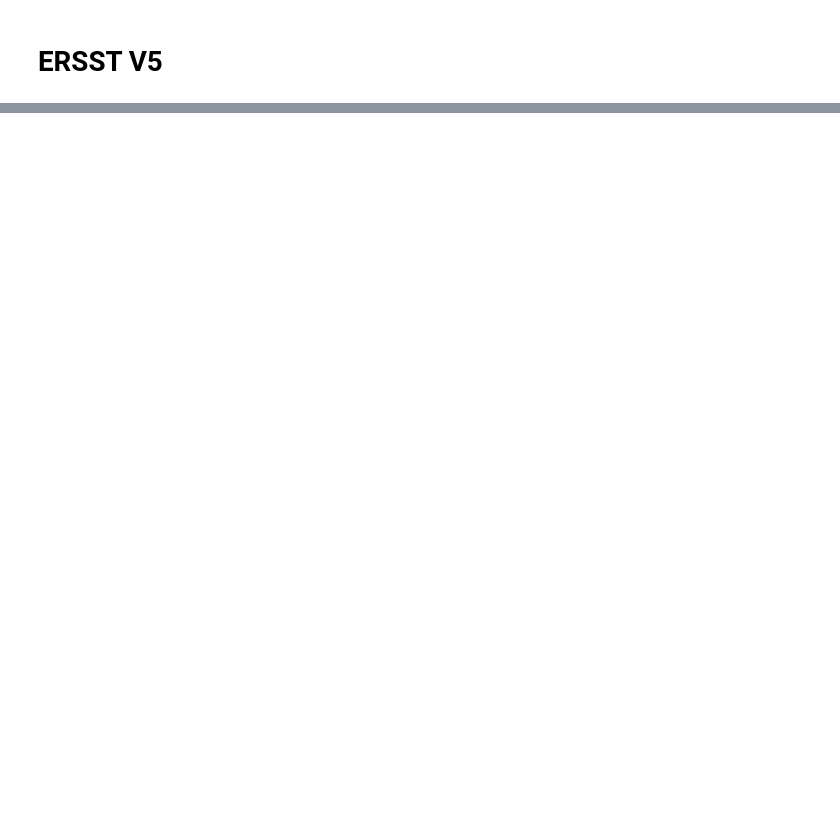
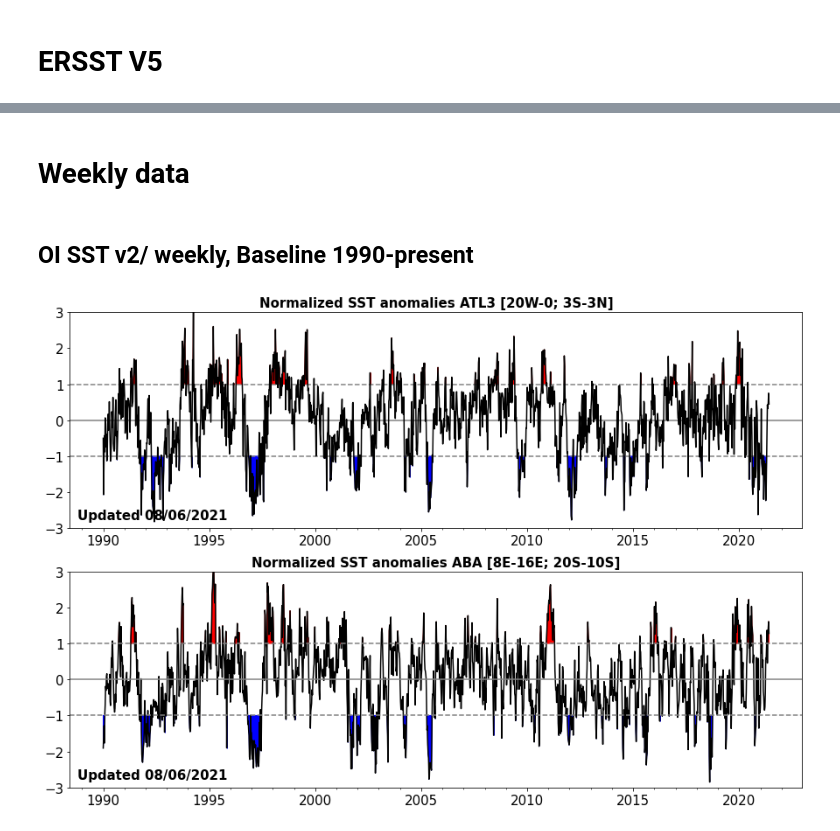
Before and after one commit to aprig/Auto_timeseries_ATL3_ABA, a Jupyter notebook: automatic_time_series_SST.ipynb, the cells around one changed output, grey strips where cells are left out. Drawn from its saved outputs; the diff is of its cells as text; code cells hidden in the pictures; blank space fills up the shorter version.

Commit message:
Add files via upload
Add the weekly plot of OI. SST V2

```diff
--- a/automatic_time_series_SST.ipynb
+++ b/automatic_time_series_SST.ipynb
@@ -224,2 +237,5 @@ def plot_map_anomalies(ssta):
 # %% [markdown]
 # Read SST data
+# %%
+path_oi_wk = 'https://psl.noaa.gov/thredds/dodsC/Datasets/noaa.oisst.v2/sst.wkmean.1990-present.nc'
+ssta_atl3_norm_oi_wk,ssta_aba_norm_oi_wk = read_data_compute_anomalies_week(path_oi_wk)
@@ -254,0 +285,8 @@ plot_anomalies(ssta_atl3_norm_ersst,ssta_aba_norm_ersst)
+# %% [markdown]
+# Weekly data
+# %% [markdown]
+## OI SST v2/ weekly, Baseline 1990-present
+# %%
+plot_anomalies(ssta_atl3_norm_oi_wk,ssta_aba_norm_oi_wk)
+# %% [output]
+[figure, added]
```
Also changed, not shown: parts of 9 cells of this notebook.
